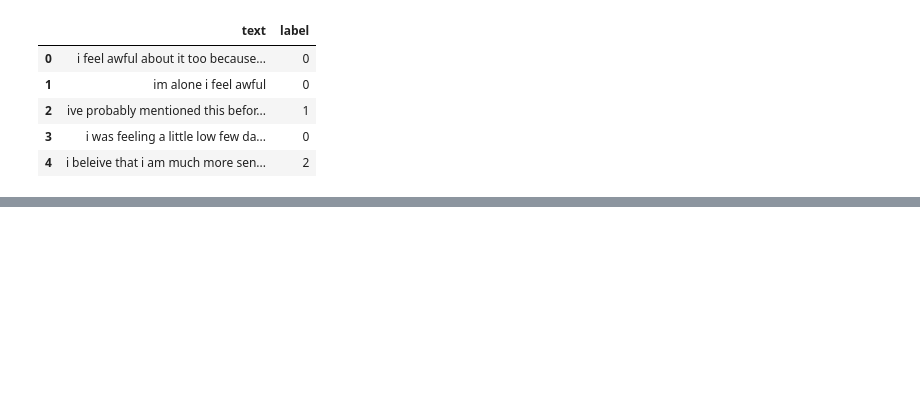
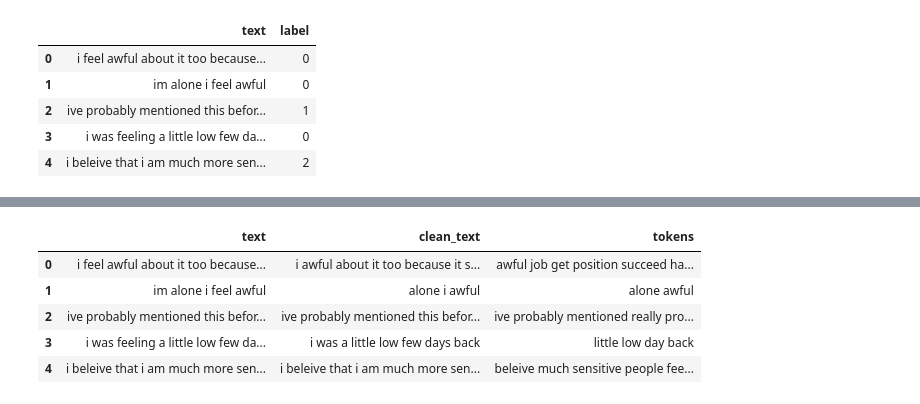
Before and after one commit to Pholmgrendev/UnsupervisedSentiment, a Jupyter notebook: TwitterClassifier.ipynb, the cells around one changed output, grey strips where cells are left out. Cells and saved outputs as stored; diff of their text form; code cells hidden in the pictures; blank space fills up the shorter version.

```diff
--- a/TwitterClassifier.ipynb
+++ b/TwitterClassifier.ipynb
@@ -32,0 +168,10 @@ full_data.head()
+# %%
+full_data['tokens'] = full_data['clean_text'].apply(lambda x: tokenize_lemmatize(x))
+full_data[['text', 'clean_text', 'tokens']].head()
+# %% [output]
+|  | text | clean_text | tokens |
+| 0 | i feel awful about it too because... | i awful about it too because it s... | awful job get position succeed ha... |
+| 1 | im alone i feel awful | alone i awful | alone awful |
+| 2 | ive probably mentioned this befor... | ive probably mentioned this befor... | ive probably mentioned really pro... |
+| 3 | i was feeling a little low few da... | i was a little low few days back | little low day back |
+| 4 | i beleive that i am much more sen... | i beleive that i am much more sen... | beleive much sensitive people fee... |
```
Also changed, not shown: parts of 25 cells of this notebook.
